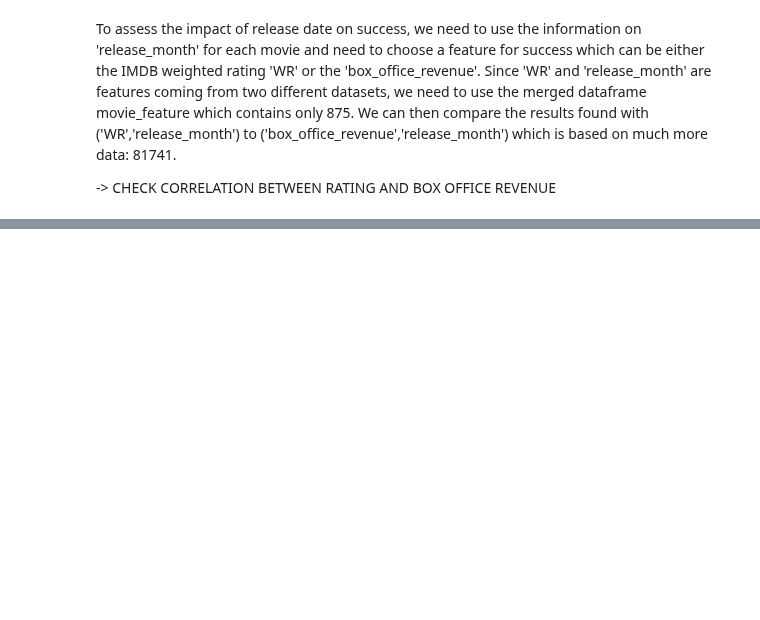
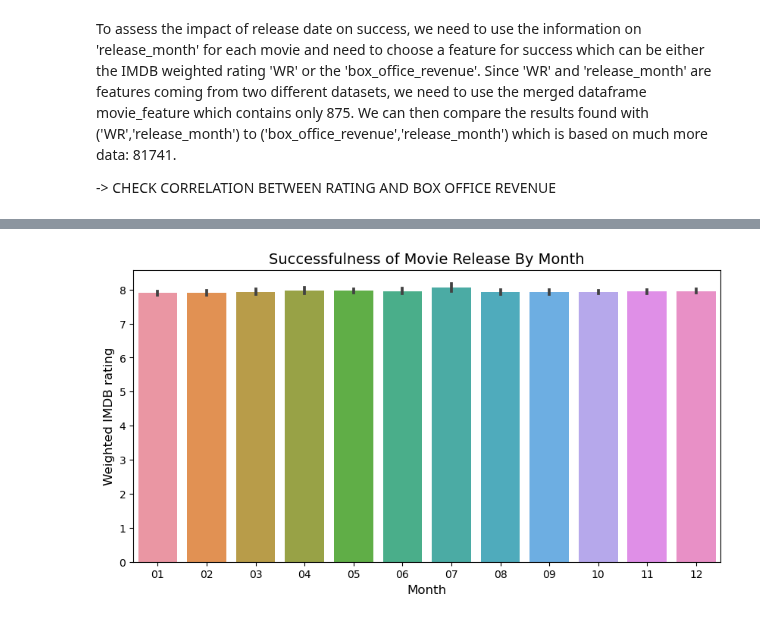
Before and after one commit to epfl-ada/ada-2022-project-theadaholics, a Jupyter notebook: main.ipynb, the cells around one changed output, grey strips where cells are left out. Cells and saved outputs as stored; diff of their text form; code cells hidden in the pictures; blank space fills up the shorter version.

Commit message:
Release date plot

```diff
--- a/main.ipynb
+++ b/main.ipynb
@@ -321,2 +329,0 @@ Name: release_month, dtype: object
-# %%
-df_release = movies.dropna(how='all', subset=['release_month']) # Remove NaN months
@@ -369,0 +330,12 @@ movies
+# %%
+df_release=df_release.sort_values(by='release_month', ascending=True)
+# %%
+# Plot
+plt.figure(figsize=(10,5))
+ax7 = sns.barplot(x="release_month", y="WR",data=df_release)
+plt.xlabel('Month', fontsize=12)
+plt.ylabel('Weighted IMDB rating', fontsize=12)
+plt.title('Successfulness of Movie Release By Month', fontsize=14)
+plt.savefig('CountbyMonth');
+# %% [output]
+[figure, added]
```
Also changed, not shown: parts of 13 cells of this notebook, 1 other file.
